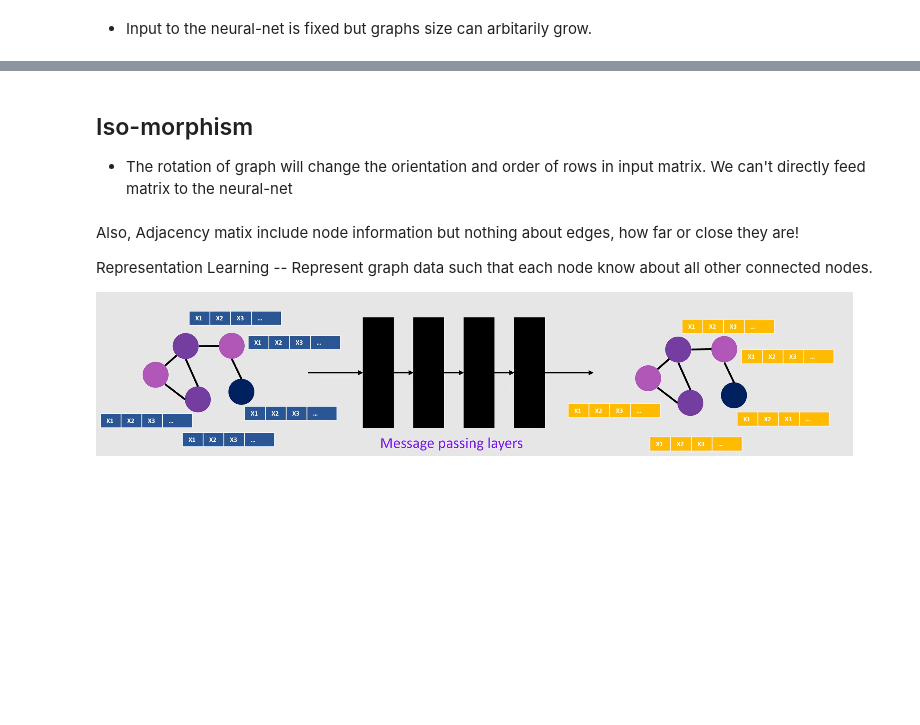
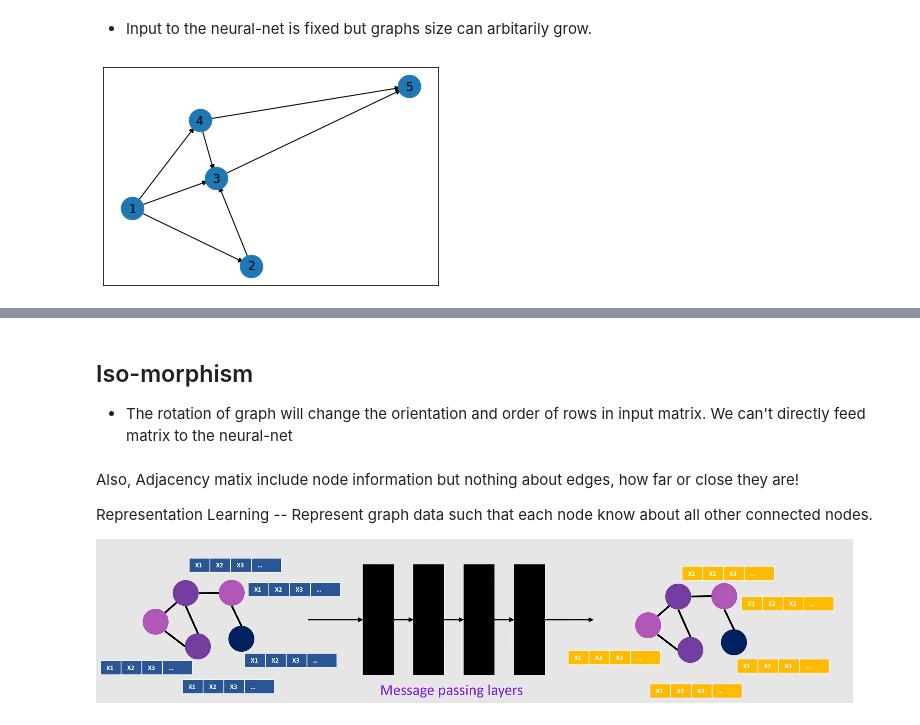
Before and after one commit to pragneshrana/LearnDataScience, a Jupyter notebook: GNN.ipynb, the cells around one changed output, grey strips where cells are left out. Drawn from its saved outputs; the diff is of its cells as text; code cells hidden in the pictures; blank space fills up the shorter version.

```diff
--- a/GNN.ipynb
+++ b/GNN.ipynb
@@ -78,3 +97,19 @@ $
 ![neutral-network-diagram.svg](embedded-picture-1)
 # %% [markdown]
 - Input to the neural-net is fixed but graphs size can arbitarily grow.
+# %%
+import networkx as nx
+import matplotlib.pyplot as plt
+G = nx.DiGraph()
+G.add_edges_from(
+    [('1', '2'), ('1', '4'), ('1', '3'), ('4', '3'), ('2', '3'), ('3', '5'), ('4', '5')])
+
+
+
+pos = nx.spring_layout(G)
+nx.draw_networkx_nodes(G, pos, cmap=plt.get_cmap('jet'), node_size = 500)
+nx.draw_networkx_labels(G, pos)
+nx.draw_networkx_edges(G, pos, arrows=True)
+plt.show()
+# %% [output]
+[figure, added]
```
Also changed, not shown: parts of 23 cells of this notebook.
